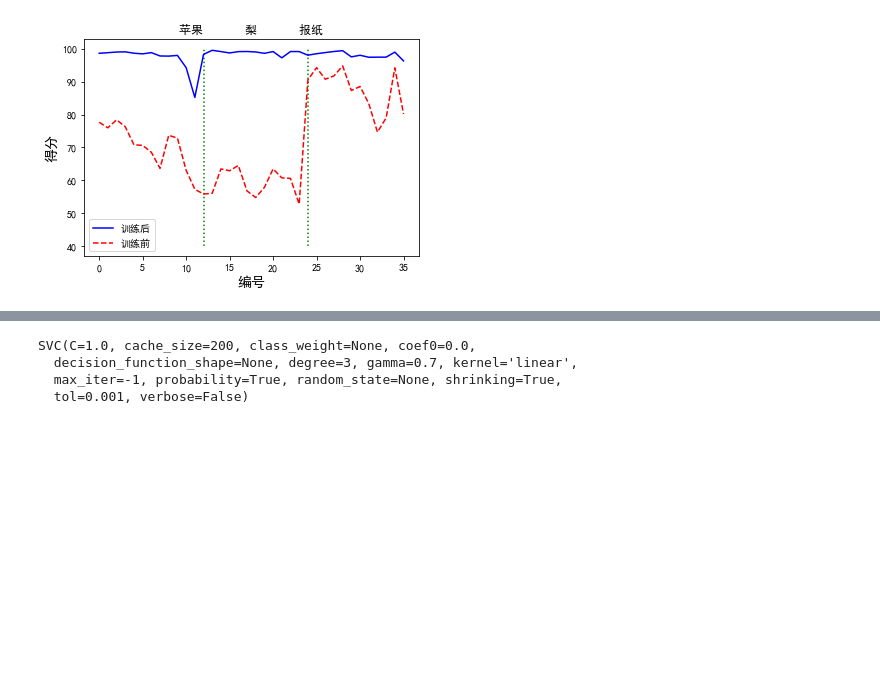
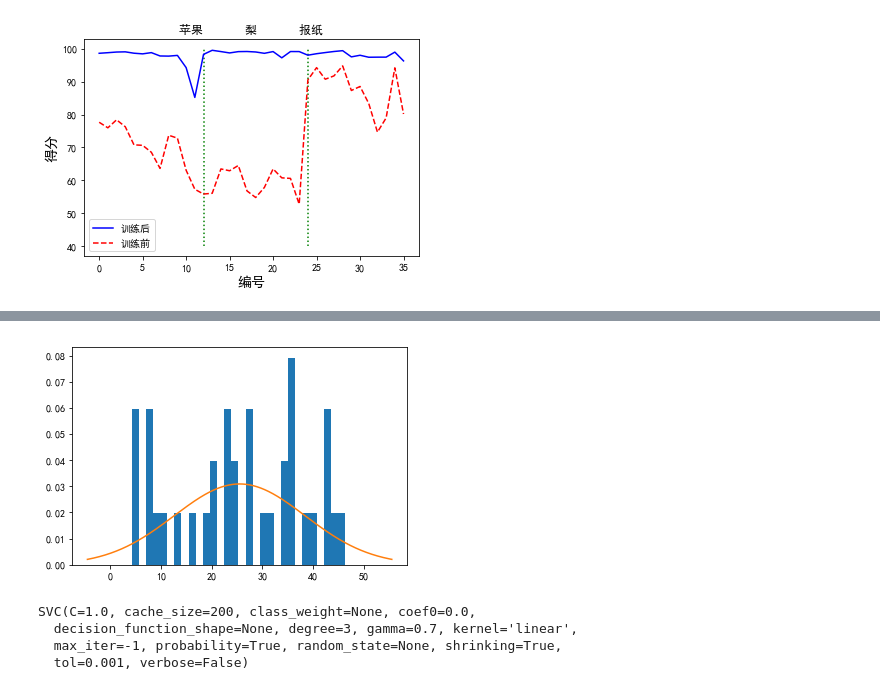
Before and after one commit to GZBlade/notebooks, a Jupyter notebook: practice/workout.ipynb, the cells around one changed output, grey strips where cells are left out. Cells and saved outputs as stored; diff of their text form; code cells hidden in the pictures; blank space fills up the shorter version.

```diff
--- a/practice/workout.ipynb
+++ b/practice/workout.ipynb
@@ -323,3 +335,14 @@ plt.show()
+# %%
+# 验证得分差的正态性
+plt.figure()
+delta_range = np.arange(-30, 30, 0.01) + np.mean(delta_score)
+np.arange(np.max(delta_score), np.min(delta_score), 0.01)
+delta_norm = norm.pdf(delta_range, np.mean(delta_score), np.std(delta_score,ddof=1))
+plt.hist(delta_score, bins=30, normed=True, histtype='bar')
+plt.plot(delta_range, delta_norm)
+plt.show()
+# %% [output]
+[figure, added]
 # %%
 # 使用SVM对身材进行分类
 features = ['height','chest', 'lower_chest', 'waist', 'upper_butt','middle_butt']
```
Also changed, not shown: parts of 6 cells of this notebook.
